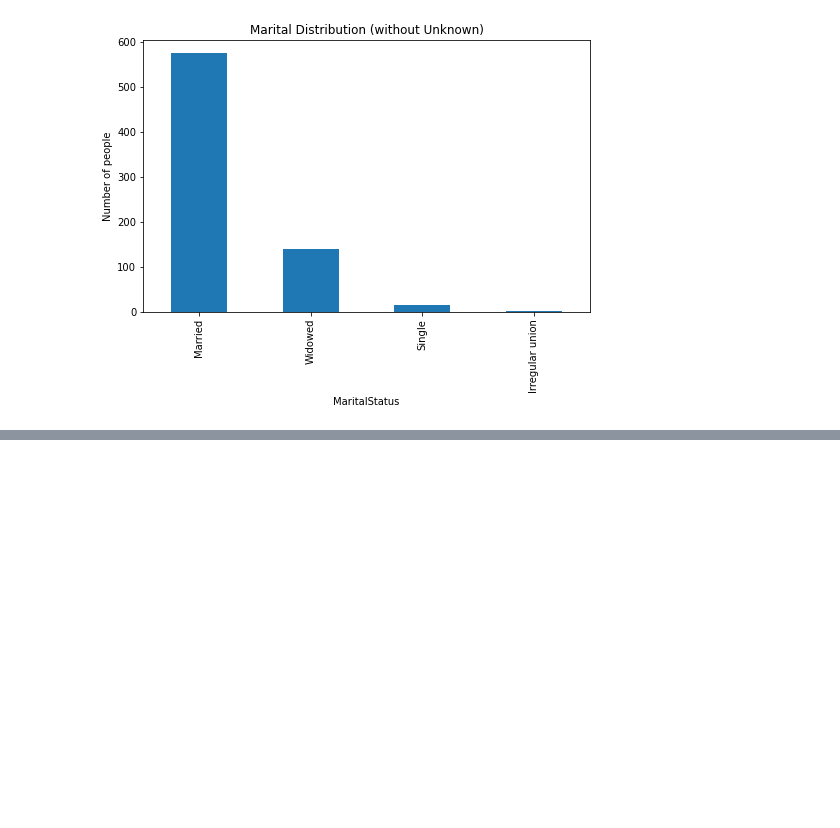
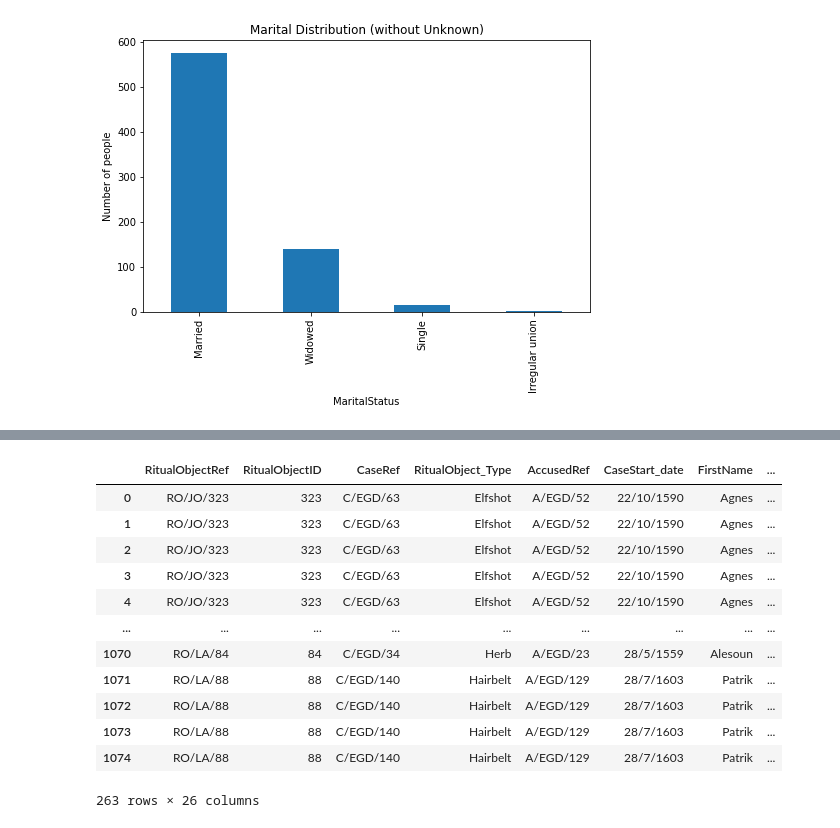
Before and after one commit to Baezhi/DS4_Group-14, a Jupyter notebook: analysis.ipynb, the cells around one changed output, grey strips where cells are left out. Drawn from its saved outputs; the diff is of its cells as text; code cells hidden in the pictures; blank space fills up the shorter version.

```diff
--- a/analysis.ipynb
+++ b/analysis.ipynb
@@ -178,3 +178,20 @@ plt.show()
 # %%
 #combine ritualObjects_accuseds (have ritualObjects & Case & accused) and MeetingPlace
 ritualObjects_M = ritualObjects_accuseds.merge(meetingPlaces,left_on="CaseRef",right_on="CaseRef",suffixes = (False, False))
+# %%
+ritualObjects_M_1 = ritualObjects_M.drop_duplicates(subset=['CaseRef', 'MeetingPlaceRef'], keep='first')
+ritualObjects_M_1
+# %% [output]
+|  | RitualObjectRef | RitualObjectID | CaseRef | RitualObject_Type | AccusedRef | CaseStart_date | FirstName | ... |
+| 0 | RO/JO/323 | 323 | C/EGD/63 | Elfshot | A/EGD/52 | 22/10/1590 | Agnes | ... |
+| 1 | RO/JO/323 | 323 | C/EGD/63 | Elfshot | A/EGD/52 | 22/10/1590 | Agnes | ... |
+| 2 | RO/JO/323 | 323 | C/EGD/63 | Elfshot | A/EGD/52 | 22/10/1590 | Agnes | ... |
+| 3 | RO/JO/323 | 323 | C/EGD/63 | Elfshot | A/EGD/52 | 22/10/1590 | Agnes | ... |
+| 4 | RO/JO/323 | 323 | C/EGD/63 | Elfshot | A/EGD/52 | 22/10/1590 | Agnes | ... |
+| ... | ... | ... | ... | ... | ... | ... | ... | ... |
+| 1070 | RO/LA/84 | 84 | C/EGD/34 | Herb | A/EGD/23 | 28/5/1559 | Alesoun | ... |
+| 1071 | RO/LA/88 | 88 | C/EGD/140 | Hairbelt | A/EGD/129 | 28/7/1603 | Patrik | ... |
+| 1072 | RO/LA/88 | 88 | C/EGD/140 | Hairbelt | A/EGD/129 | 28/7/1603 | Patrik | ... |
+| 1073 | RO/LA/88 | 88 | C/EGD/140 | Hairbelt | A/EGD/129 | 28/7/1603 | Patrik | ... |
+| 1074 | RO/LA/88 | 88 | C/EGD/140 | Hairbelt | A/EGD/129 | 28/7/1603 | Patrik | ... |
+263 rows × 26 columns
```
Also changed, not shown: parts of 7 cells of this notebook.
